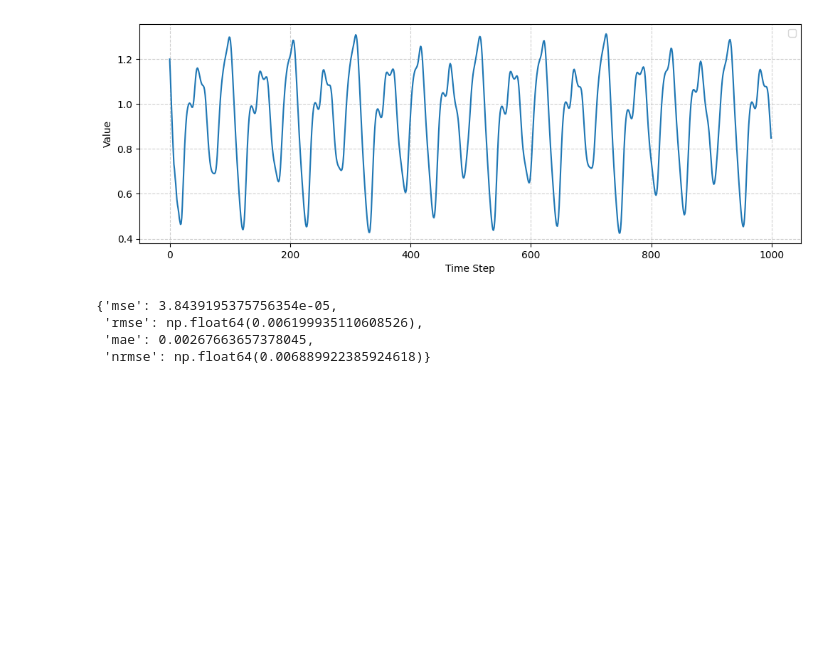
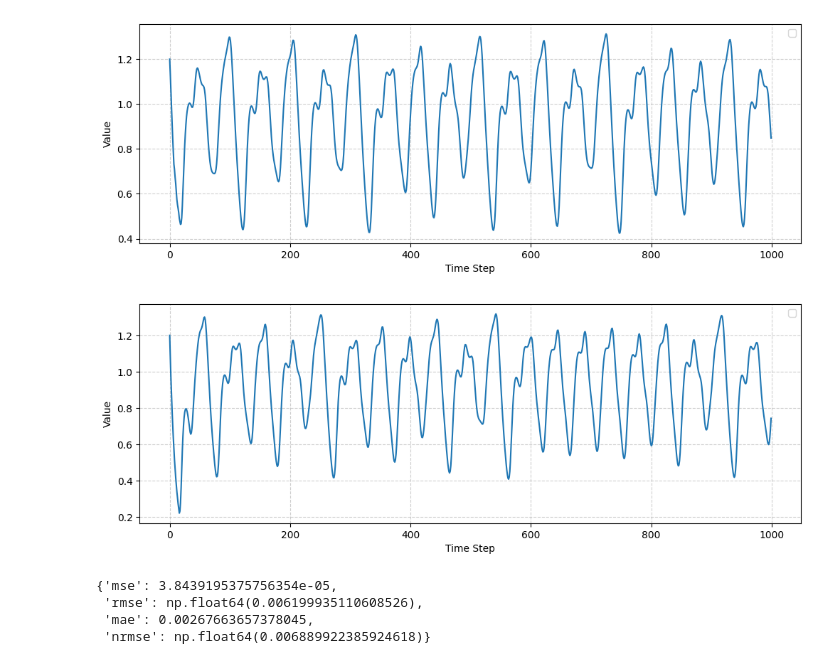
Before and after one commit to SashVqz/RC, a Jupyter notebook: StdESNsummary.ipynb, the cells around one changed output. Drawn from its saved outputs; the diff is of its cells as text; code cells hidden in the pictures; blank space fills up the shorter version.

```diff
--- a/StdESNsummary.ipynb
+++ b/StdESNsummary.ipynb
@@ -21,6 +21,11 @@ timeseries.shape
 plot_timeseries(timeseries)
 # %% [output]
 [figure]
+# %%
+timeseriesMackeyGlass = mackeyGlassGenerator(length=15000)
+plot_timeseries(timeseriesMackeyGlass)
+# %% [output]
+[figure, added]
 # %%
 params = {
     'inputSize': 1,
```
Also changed, not shown: parts of 1 cell of this notebook, 2 other files.
